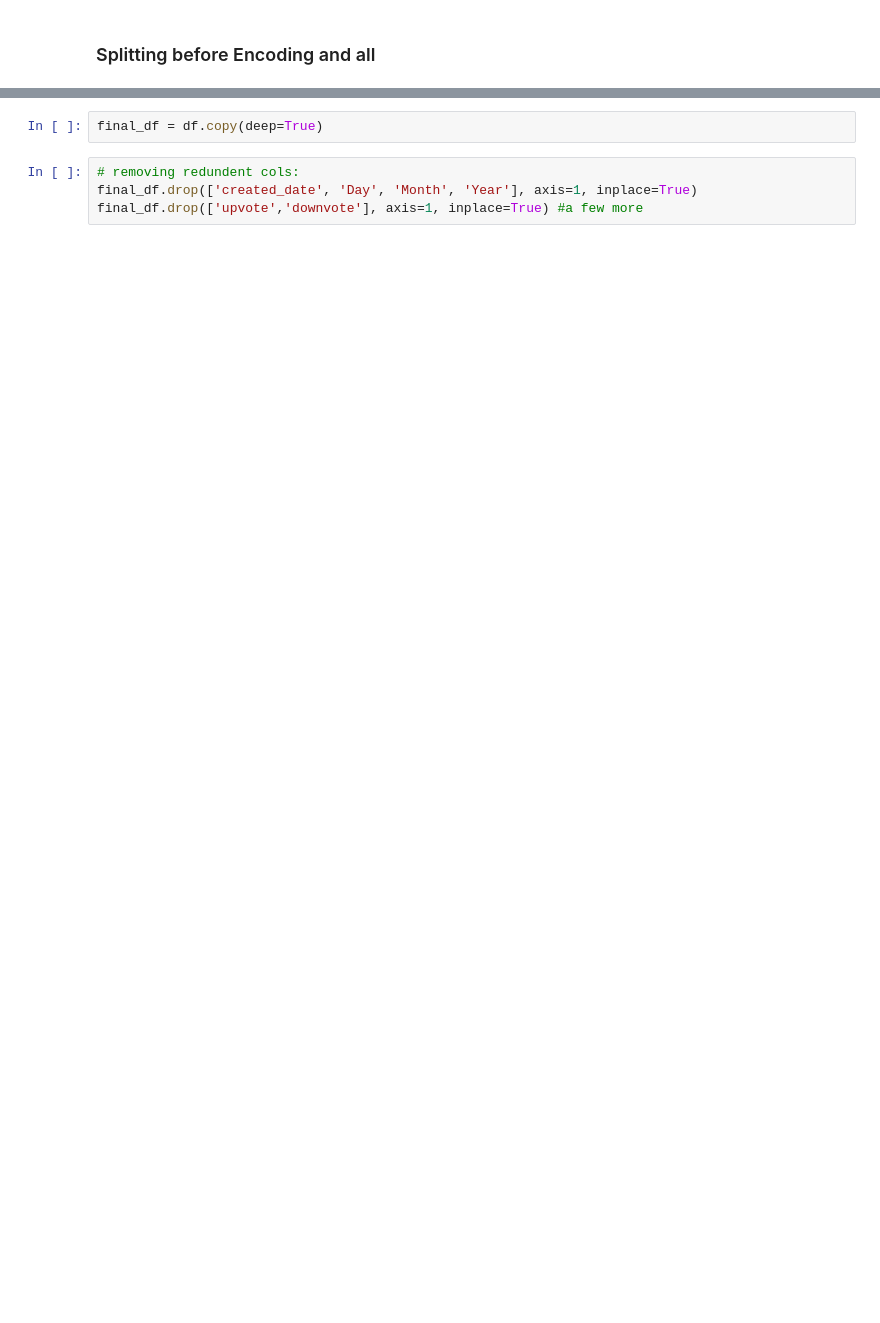
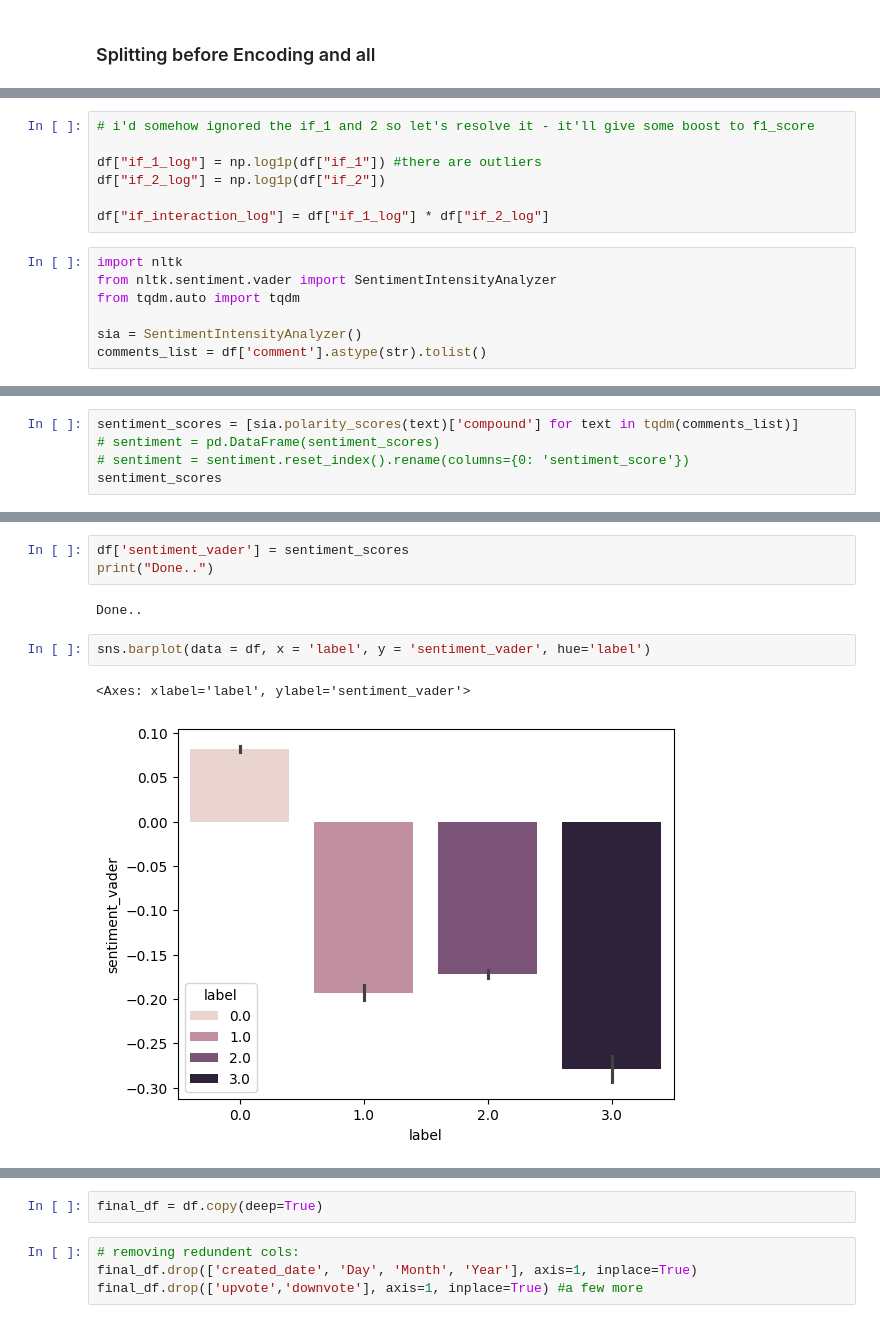
Before and after one commit to Kr-Adarsh/ML_CORE, a Jupyter notebook: projs/Comments Category Prediction/comments_category_prediction.ipynb, the cells around one changed output, grey strips where cells are left out. Saved outputs shown, nothing was run; the diff lists cells and outputs as text; blank space fills up the shorter version.

```diff
--- a/projs/Comments Category Prediction/comments_category_prediction.ipynb
+++ b/projs/Comments Category Prediction/comments_category_prediction.ipynb
@@ -385,0 +181,14 @@ array([ 73,  39,  31,  72,  71, 120,  40, 111,  64, 123,  61, 105,  84,
+# %%
+# i'd somehow ignored the if_1 and 2 so let's resolve it - it'll give some boost to f1_score
+
+df["if_1_log"] = np.log1p(df["if_1"]) #there are outliers
+df["if_2_log"] = np.log1p(df["if_2"])
+
+df["if_interaction_log"] = df["if_1_log"] * df["if_2_log"]
+# %%
+import nltk
+from nltk.sentiment.vader import SentimentIntensityAnalyzer
+from tqdm.auto import tqdm
+
+sia = SentimentIntensityAnalyzer()
+comments_list = df['comment'].astype(str).tolist()
@@ -385,0 +200,5 @@ array([ 73,  39,  31,  72,  71, 120,  40, 111,  64, 123,  61, 105,  84,
+# %%
+sentiment_scores = [sia.polarity_scores(text)['compound'] for text in tqdm(comments_list)]
+# sentiment = pd.DataFrame(sentiment_scores)
+# sentiment = sentiment.reset_index().rename(columns={0: 'sentiment_score'})
+sentiment_scores
@@ -385,0 +223,10 @@ array([ 73,  39,  31,  72,  71, 120,  40, 111,  64, 123,  61, 105,  84,
+# %%
+df['sentiment_vader'] = sentiment_scores
+print("Done..")
+# %% [output]
+Done..
+# %%
+sns.barplot(data = df, x = 'label', y = 'sentiment_vader', hue='label')
+# %% [output]
+<Axes: xlabel='label', ylabel='sentiment_vader'>
+[figure, added]
```
Also changed, not shown: parts of 60 cells of this notebook, 3 other files.
